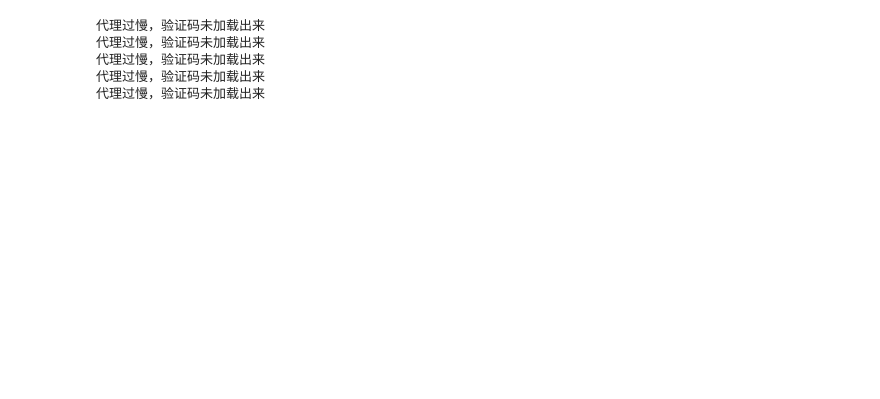
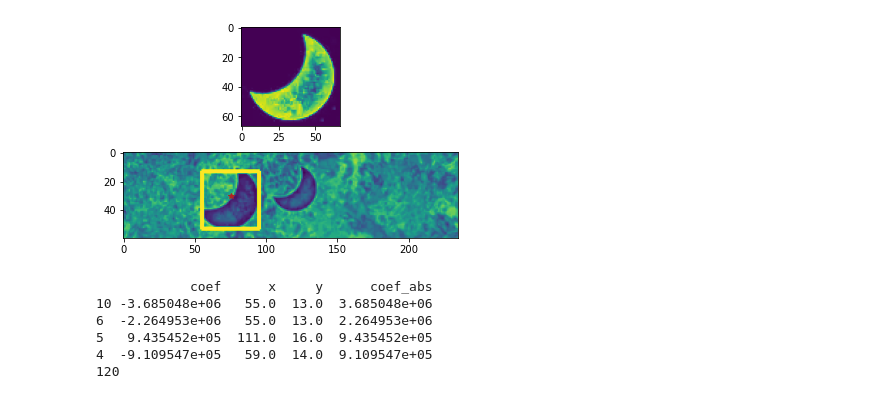
Before and after one commit to Flat-Chen/Unicdata_Chen, a Jupyter notebook: study/che300_2020-12-23.ipynb, the cells around one changed output. Drawn from its saved outputs; the diff is of its cells as text; code cells hidden in the pictures; blank space fills up the shorter version.

```diff
--- a/study/che300_2020-12-23.ipynb
+++ b/study/che300_2020-12-23.ipynb
@@ -28,8 +28,7 @@ def start_driver(url):
     chrome_options = Options()
     # chrome_options.add_argument("--headless")
     # ip = getProxy()
-    # ip = '81.68.214.148:16128'
-    ip = '192.168.11.157:16128'
+    ip = '192.168.2.144:16127'
     chrome_options.add_argument(('--proxy-server=' + ip))
     chrome_options.add_argument('user-agent=Mozilla/5.0 (Macintosh; Intel Mac OS X 10_15_7) AppleWebKit/537.36 (KHTML, like Gecko) Chrome/86.0.4240.198 Safari/537.36')
 
@@ -79,7 +78,7 @@ def get_yzm(driver):
 def run():
 
     # parameter to seperate template area from find temple area
-    cropcol = 60
+    cropcol = 65
 
     # path2files = '/home/junyi/R/RPA/yolo/c3/'
     target_rgb_raw = cv2.imread('yzm.png')
@@ -90,9 +89,10 @@ def run():
     # PART1 - find y area where figures are located, in order to crop out unnecessary parts
 
     # target: find green area with mask filter
+    target_rgb = target_rgb_raw[:,:cropcol,:]
     hsv = cv2.cvtColor(target_rgb, cv2.COLOR_BGR2HSV)
-    lower_green = np.array([50,60,60])
-    upper_green = np.array([90,255,255])
+    lower_green = np.array([30,60,60])
+    upper_green = np.array([78,255,255])
     mask = cv2.inRange(hsv, lower_green, upper_green)
 
     # target: do erode+dilate in order to delete noise
@@ -107,7 +107,8 @@ def run():
         maskm = cv2.morphologyEx(mask, cv2.MORPH_OPEN, kernel)
 
     # if second fail, do not run any erode+dilate
-    if np.min(np.where(maskm.sum(1)>0))>=118 :
+    if np.min(np.where(maskm.sum(1)>0))>=118 or len(np.where(maskm.sum(1)>0)[0])<=25:
+    #if np.min(np.where(maskm.sum(1)>0))>=118:
         maskm = mask
 
 
@@ -158,9 +159,11 @@ def run():
     ret, threshed0 = cv2.threshold(target_gray, 50, 255, cv2.THRESH_TOZERO)
     ret, threshed0 = cv2.threshold(threshed0, 55, 60, cv2.THRESH_TOZERO)
     thresh = cv2.adaptiveThreshold(threshed0, 255, cv2.ADAPTIVE_THRESH_MEAN_C, cv2.THRESH_BINARY, 21, 6)
+    th3 = cv2.adaptiveThreshold(threshed0, 255, cv2.ADAPTIVE_THRESH_GAUSSIAN_C,  cv2.THRESH_BINARY, 11, 11)
 
 
     # PART4 - match target contours with template contours
+
     df = pd.DataFrame()
 
     # run 4 models
@@ -184,11 +187,23 @@ def run():
     df = df.append(pd.Series([min_val]+list(min_loc)), ignore_index=True)
     df = df.append(pd.Series([max_val]+list(max_loc)), ignore_index=True)
 
+    res2 = cv2.matchTemplate(th3, edges, cv2.TM_CCOEFF)
+    min_val, max_val, min_loc, max_loc = cv2.minMaxLoc(res2)
+    df = df.append(pd.Series([min_val]+list(min_loc)), ignore_index=True)
+    df = df.append(pd.Series([max_val]+list(max_loc)), ignore_index=True)
+
+    res2 = cv2.matchTemplate(th3, edges1, cv2.TM_CCOEFF)
+    min_val, max_val, min_loc, max_loc = cv2.minMaxLoc(res2)
+    df = df.append(pd.Series([min_val]+list(min_loc)), ignore_index=True)
+    df = df.append(pd.Series([max_val]+list(max_loc)), ignore_index=True)
 
     # select top result based on correlation coef and topleft point location
     df.columns = ['coef','x','y']
     df['coef_abs'] = df.coef.abs()
 
+
+    if df.coef_abs.max() >= 4e6:
+        df = df[df.coef_abs >= 4e6]
     if (df.y>0).sum():
         df = df[df.y>0]
     if (df.y>7).sum():
@@ -197,7 +212,6 @@ def run():
         df = df[df.x>0]
     if (df.y<18).sum():
         df = df[df.y<18]
-
 
     df = df.sort_values(by=['coef_abs'], ascending=False)
     top_left = (df.iloc[0,:].values[1:3])
@@ -212,8 +226,8 @@ def run():
     plt.subplot(212),plt.imshow(target_gray),plt.plot(x, 30, '*', linewidth=5000, color='firebrick')
     plt.show()
     print(df)
-
-    return(distance + 45)
+    print(distance+cropcol)
+    return(distance + 50)
 # %%
 def get_removing(run):
     list_ren1 = [(0, 0), (4, 0), (8, 1), (13, 1), (20, 2), (29, 2), (37, 2), (45, 2), (58, 3), (66, 3), (73, 3), (80, 3), (87, 3), (94, 3), (101, 3), (107, 3), (113, 3), (120, 3), (128, 3), (133, 4), (143, 6), (147, 7), (149, 7), (151, 7), (155, 7), (159, 8), (163, 9), (165, 9), (169, 10), (172, 10), (175, 10), (180, 10), (186, 11), (190, 11), (194, 12), (197, 12), (199, 12), (202, 12), (204, 12), (205, 12), (206, 12), (207, 12), (208, 12), (210, 12), (212, 12), (214, 12), (215, 12), (216, 12), (217, 12), (218, 12), (219, 12), (220, 12), (221, 12), (222, 12), (223, 12), (224, 12), (225, 12), (226, 12), (227, 12), (228, 12), (229, 12)]
@@ -248,7 +262,7 @@ forbidden_url = 'https://www.che300.com/forbidden/partner_index?pd=87a38998227cb
 url = 'https://www.che300.com/partner/result.php?prov=9&city=9&brand=9&series=2233&model=22414&registerDate=2017-1&mileAge=8&intention=0&partnerId=ynhcj&unit=1&sn=624e150569cc97df95e6c2de9fcee043&sld=cc'
 for i in range(1):
     try:
-        driver = start_driver(url)
+        driver = start_driver(forbidden_url)
         time.sleep(3)
         for i in range(10):
             try:
@@ -259,35 +273,37 @@ for i in range(1):
                     flash = driver.find_element_by_xpath("//div[@id='dx_captcha_basic_state-box_1']/a")
                     mouse_action = ActionChains(driver).click(flash).perform()
                 time.sleep(2)
                 continue
             try:
                 removing = run()
             except ValueError:
                 print('换一张图片再识别')
                 flash = driver.find_element_by_id("dx_captcha_basic_btn-refresh_1")
                 mouse_action = ActionChains(driver).click(flash).perform()
                 time.sleep(1)
                 continue
             list_moni = get_removing(removing)
             move(driver, list_moni)
             time.sleep(5)
             if '价格区间分布' in driver.page_source:
                 print('成功！！！')
                 # driver.close()
                 break
         # try:
         #     driver.close()
         # except:
         #     pass
     except:
         # try:
         #     driver.close()
         # except:
         #     pass
         continue
 # %% [output]
+[figure, added]
-代理过慢，验证码未加载出来
-代理过慢，验证码未加载出来
-代理过慢，验证码未加载出来
-代理过慢，验证码未加载出来
-代理过慢，验证码未加载出来
+            coef      x     y      coef_abs
+10 -3.685048e+06   55.0  13.0  3.685048e+06
+6  -2.264953e+06   55.0  13.0  2.264953e+06
+5   9.435452e+05  111.0  16.0  9.435452e+05
+4  -9.109547e+05   59.0  14.0  9.109547e+05
+120
```
Also changed, not shown: 14 other files.
